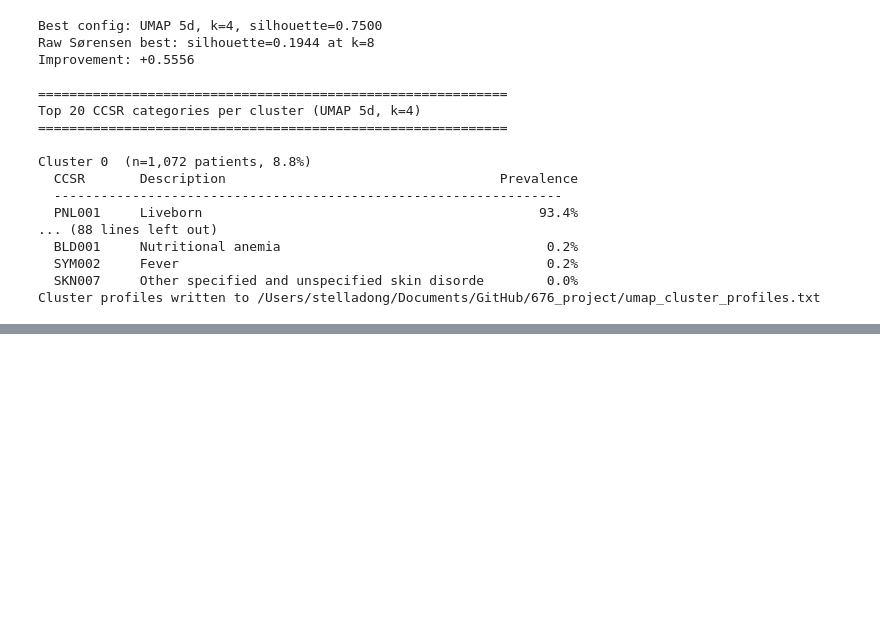
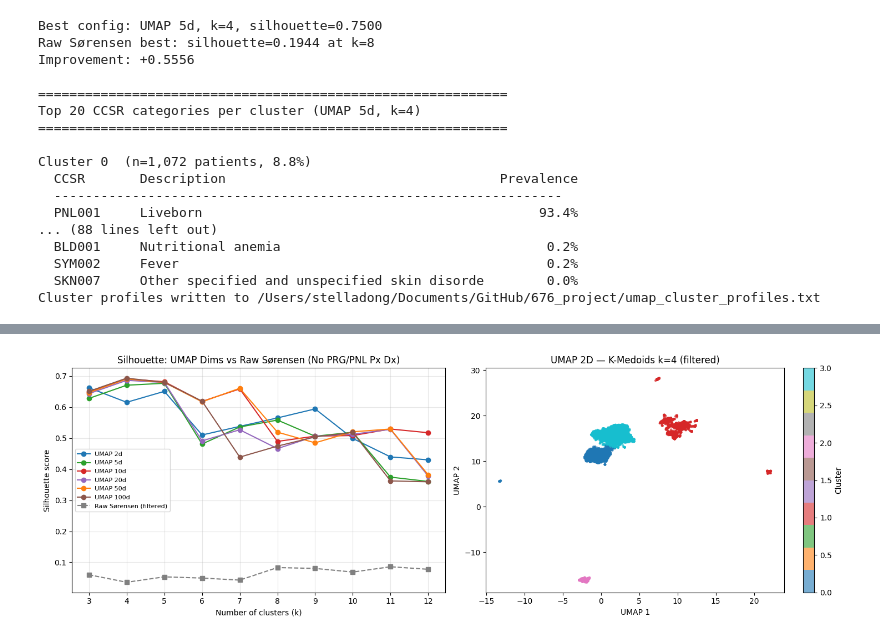
Before and after one commit to stellasdong/676_project, a Jupyter notebook: testing.ipynb, the cells around one changed output, grey strips where cells are left out. Cells and saved outputs as stored; diff of their text form; code cells hidden in the pictures; blank space fills up the shorter version.

```diff
--- a/testing.ipynb
+++ b/testing.ipynb
@@ -886,0 +1028,85 @@ HDBSCAN results (best silhouette per unique cluster count):
+# %%
+# ── UMAP sweep on filtered set (mirrors umap_code cell above) ───────────
+
+umap_dims_filt = [2, 5, 10, 20, 50, 100]
+umap_results_filt = {}
+K_MIN_F, K_MAX_F = 3, 12
+k_range_f = range(K_MIN_F, K_MAX_F + 1)
+
+for n_comp in umap_dims_filt:
+    print(f"Fitting UMAP (n_components={n_comp}) on filtered set...")
+    reducer = umap.UMAP(
+        n_components=n_comp,
+        metric="jaccard",
+        n_neighbors=15,
+        min_dist=0.1,
+        random_state=RANDOM_SEED
+    )
+    X_umap_f = reducer.fit_transform(X_filt)
+
+    nan_mask = np.isnan(X_umap_f)
+    if nan_mask.any():
+        print(f"  Warning: {nan_mask.sum()} NaN values — imputing with column means")
+        col_means = np.nanmean(X_umap_f, axis=0)
+        X_umap_f[nan_mask] = np.take(col_means, np.where(nan_mask)[1])
+
+    emb_dist_f = squareform(pdist(X_umap_f, metric="euclidean"))
+
+    sils_f, inertias_f, all_labels_f = [], [], {}
+    for k in k_range_f:
+        km = KMedoids(n_clusters=k, metric="precomputed",
+                      random_state=RANDOM_SEED, init="k-medoids++")
+        lbl = km.fit_predict(emb_dist_f)
+        inertias_f.append(km.inertia_)
+        sil = silhouette_score(emb_dist_f, lbl, metric="precomputed")
+        sils_f.append(sil)
+        all_labels_f[k] = lbl
+        print(f"  k={k:2d}  inertia={km.inertia_:,.4f}  silhouette={sil:.4f}")
+
+    umap_results_filt[n_comp] = {
+        "silhouette": sils_f, "inertia": inertias_f,
+        "embedding": X_umap_f, "labels": all_labels_f
+    }
+
+colors_f = {2: "tab:blue", 5: "tab:green", 10: "tab:red",
+            20: "tab:purple", 50: "tab:orange", 100: "tab:brown"}
+
+fig, axes = plt.subplots(1, 2, figsize=(15, 5))
+
+for n_comp in umap_dims_filt:
+    axes[0].plot(list(k_range_f), umap_results_filt[n_comp]["silhouette"],
+                 marker="o", label=f"UMAP {n_comp}d", color=colors_f[n_comp])
+axes[0].plot(list(k_range_f), sils_filt,
+             marker="s", linestyle="--", label="Raw Sørensen (filtered)", color="gray")
+axes[0].set_title("Silhouette: UMAP Dims vs Raw Sørensen (No PRG/PNL Px Dx)")
+axes[0].set_xlabel("Number of clusters (k)")
+axes[0].set_ylabel("Silhouette score")
+axes[0].set_xticks(list(k_range_f))
+axes[0].legend(fontsize=8)
+axes[0].grid(True, alpha=0.3)
+
+# 2D scatter with best k
+best_sil_f, best_dim_f, best_k_f = -1, None, None
+for n_comp in umap_dims_filt:
+    for i, sil in enumerate(umap_results_filt[n_comp]["silhouette"]):
+        k = list(k_range_f)[i]
+        if sil > best_sil_f:
+            best_sil_f, best_dim_f, best_k_f = sil, n_comp, k
+
+X_2d_f = umap_results_filt[2]["embedding"]
+lbl_2d_f = umap_results_filt[2]["labels"].get(best_k_f,
+               umap_results_filt[2]["labels"][list(k_range_f)[0]])
+scatter = axes[1].scatter(X_2d_f[:, 0], X_2d_f[:, 1],
+                          c=lbl_2d_f, cmap="tab10", s=5, alpha=0.6)
+axes[1].set_title(f"UMAP 2D — K-Medoids k={best_k_f} (filtered)")
+axes[1].set_xlabel("UMAP 1")
+axes[1].set_ylabel("UMAP 2")
+plt.colorbar(scatter, ax=axes[1], label="Cluster")
+
+plt.tight_layout()
+plt.show()
+
+print(f"Best config (filtered): UMAP {best_dim_f}d, k={best_k_f}, silhouette={best_sil_f:.4f}")
+print(f"Raw Sørensen best (filtered): silhouette={max(sils_filt):.4f} at k={list(k_range_f)[sils_filt.index(max(sils_filt))]}")
+print(f"Improvement: {best_sil_f - max(sils_filt):+.4f}")
+# %% [output]
@@ -886,0 +1130 @@ HDBSCAN results (best silhouette per unique cluster count):
+[figure, added]
```
Also changed, not shown: parts of 33 cells of this notebook, 5 other files.
